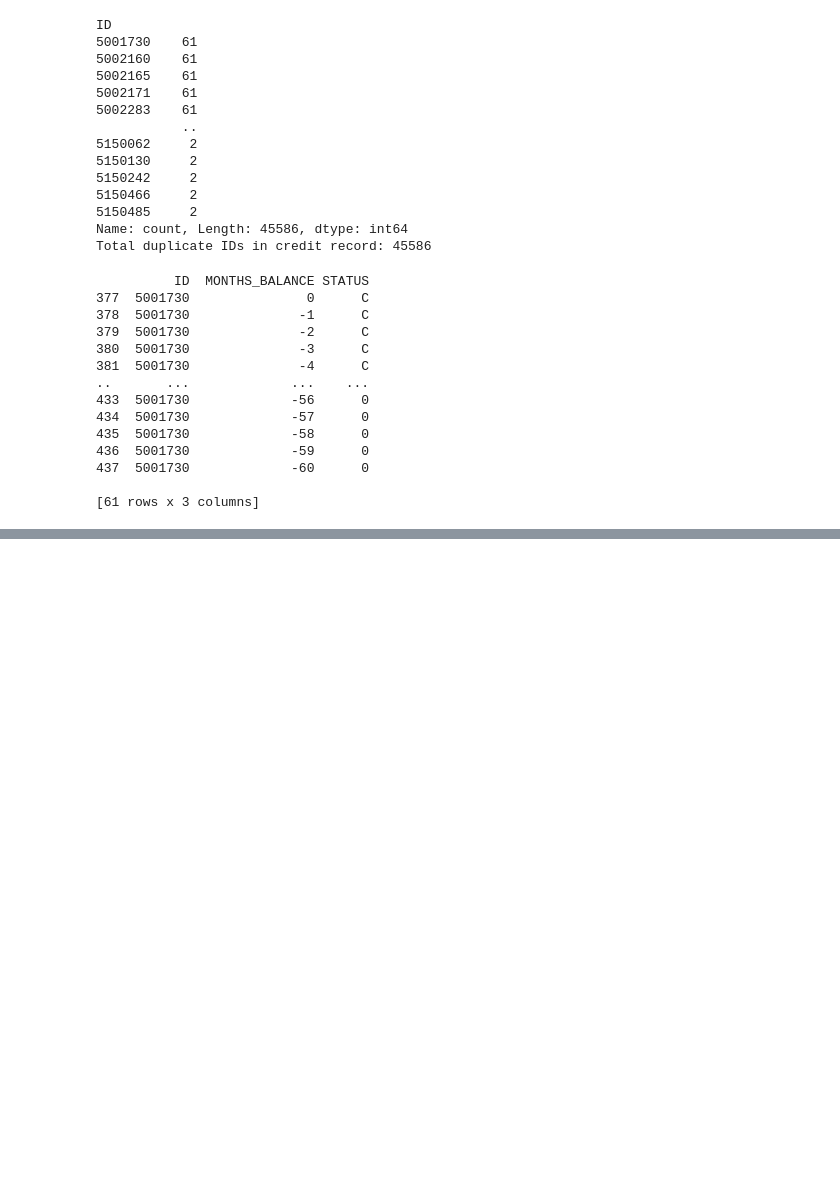
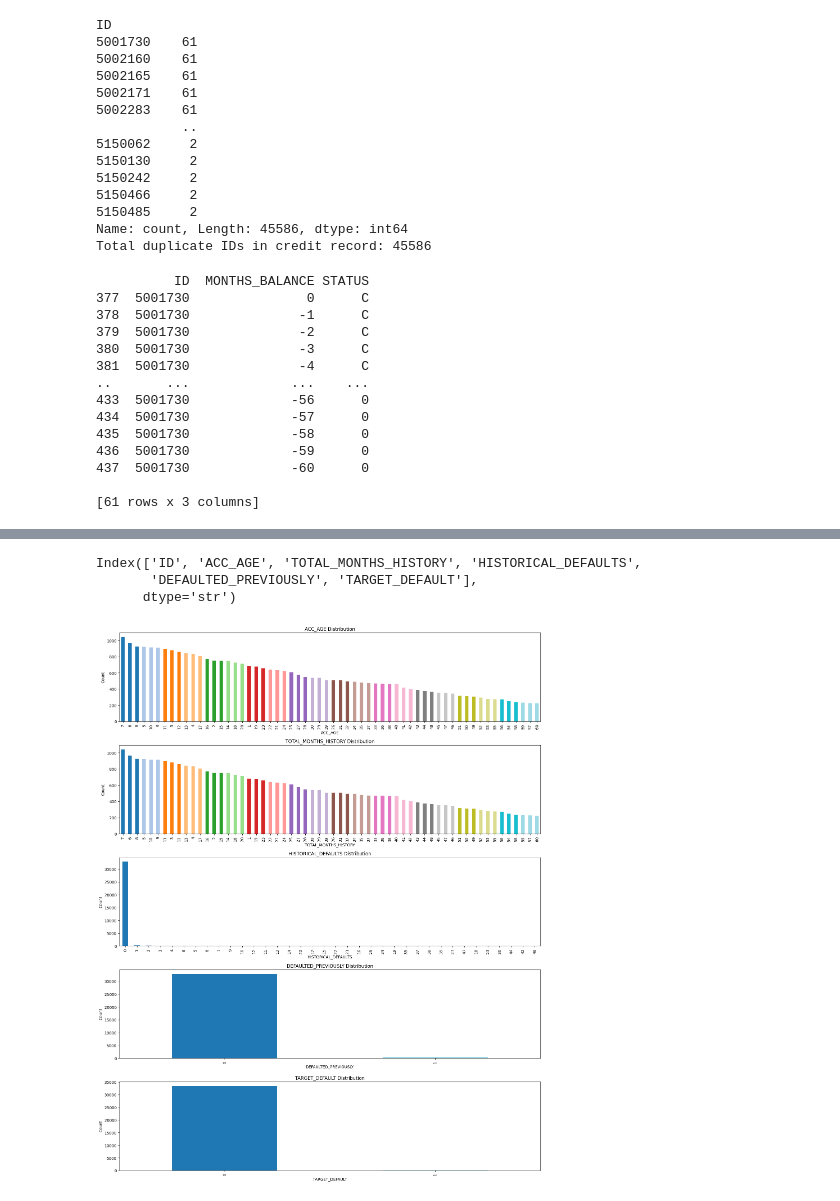
Before and after one commit to maddy221201/My_portfolio, a Jupyter notebook: cleaning_credit.ipynb, the cells around one changed output, grey strips where cells are left out. Saved outputs shown, nothing was run; the diff lists cells and outputs as text; code cells hidden in the pictures; blank space fills up the shorter version.

```diff
--- a/cleaning_credit.ipynb
+++ b/cleaning_credit.ipynb
@@ -252,0 +367,29 @@ dtype: int64
+# %%
+df_cred_final.columns
+# %% [output]
+Index(['ID', 'ACC_AGE', 'TOTAL_MONTHS_HISTORY', 'HISTORICAL_DEFAULTS',
+       'DEFAULTED_PREVIOUSLY', 'TARGET_DEFAULT'],
+      dtype='str')
+# %%
+cols = ['ACC_AGE', 'TOTAL_MONTHS_HISTORY', 'HISTORICAL_DEFAULTS', 'DEFAULTED_PREVIOUSLY', 'TARGET_DEFAULT']
+nrows = len(cols) # 4 columns per row
+fig, axes = plt.subplots(nrows, 1, figsize=(16, 4*nrows))
+axes = axes.flatten()  # Flatten to 1D array for easier iteration
+cmap = plt.get_cmap('tab20')
+
+# Plot each categorical column
+for idx, col in enumerate(cols):
+    colors = [cmap(i) for i in np.linspace(0, 1, len(df_cred_final[col].value_counts()))]
+    df_cred_final[col].value_counts().plot(kind='bar', ax=axes[idx], color=colors)
+    axes[idx].set_title(f'{col} Distribution')
+    axes[idx].set_xlabel(col)
+    axes[idx].set_ylabel('Count')
+
+# Hide unused subplots
+for idx in range(len(cols), len(axes)):
+    axes[idx].set_visible(False)
+
+plt.tight_layout()
+plt.show()
+# %% [output]
+[figure, added]
```
Also changed, not shown: parts of 28 cells of this notebook, 1 other file.
